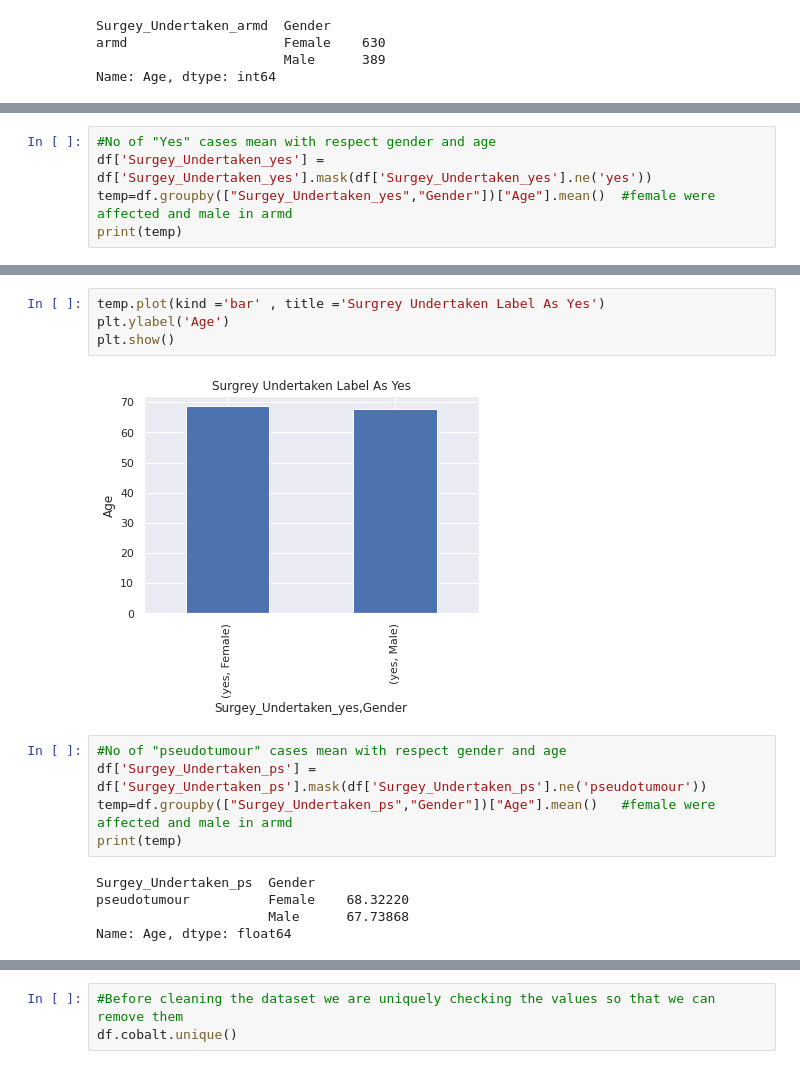
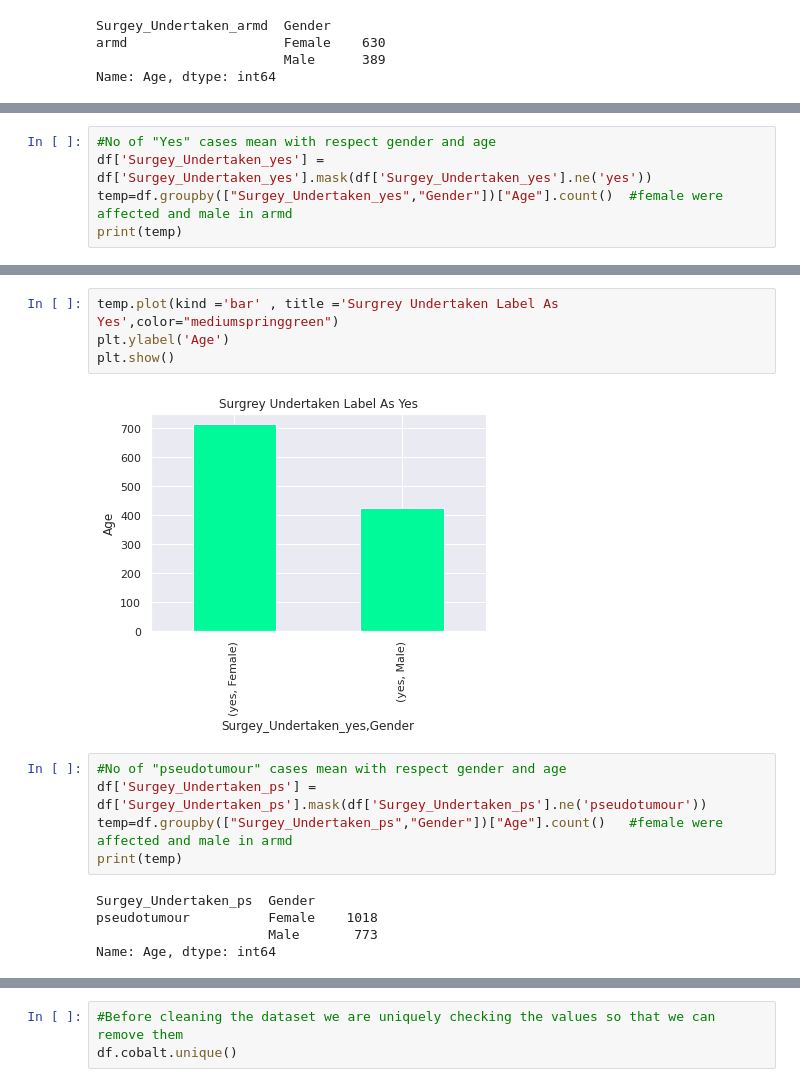
Before and after one commit to Hamza1122/ML-Ass, a Jupyter notebook: Untitled13.ipynb, the cells around one changed output, grey strips where cells are left out. Cells and saved outputs as stored; diff of their text form.

```diff
--- a/Untitled13.ipynb
+++ b/Untitled13.ipynb
@@ -216,7 +216,7 @@ plt.show()
 # %%
 #No of "Yes" cases mean with respect gender and age
 df['Surgey_Undertaken_yes'] = df['Surgey_Undertaken_yes'].mask(df['Surgey_Undertaken_yes'].ne('yes'))
-temp=df.groupby(["Surgey_Undertaken_yes","Gender"])["Age"].mean()  #female were affected and male in armd
+temp=df.groupby(["Surgey_Undertaken_yes","Gender"])["Age"].count()  #female were affected and male in armd
 print(temp)
 # %% [output]
 Surgey_Undertaken_yes  Gender
@@ -226,17 +226,17 @@ Name: Age, dtype: float64
 # %%
-temp.plot(kind ='bar' , title ='Surgrey Undertaken Label As Yes')
+temp.plot(kind ='bar' , title ='Surgrey Undertaken Label As Yes',color="mediumspringgreen")
 plt.ylabel('Age')
 plt.show()
 # %% [output]
-[figure, old version]
+[figure, new version]
 # %%
 #No of "pseudotumour" cases mean with respect gender and age
 df['Surgey_Undertaken_ps'] = df['Surgey_Undertaken_ps'].mask(df['Surgey_Undertaken_ps'].ne('pseudotumour'))
-temp=df.groupby(["Surgey_Undertaken_ps","Gender"])["Age"].mean()   #female were affected and male in armd
+temp=df.groupby(["Surgey_Undertaken_ps","Gender"])["Age"].count()   #female were affected and male in armd
 print(temp)
 # %% [output]
 Surgey_Undertaken_ps  Gender
-pseudotumour          Female    68.32220
-                      Male      67.73868
-Name: Age, dtype: float64
+pseudotumour          Female    1018
+                      Male       773
+Name: Age, dtype: int64
 # %%
```
Also changed, not shown: parts of 17 cells of this notebook.
